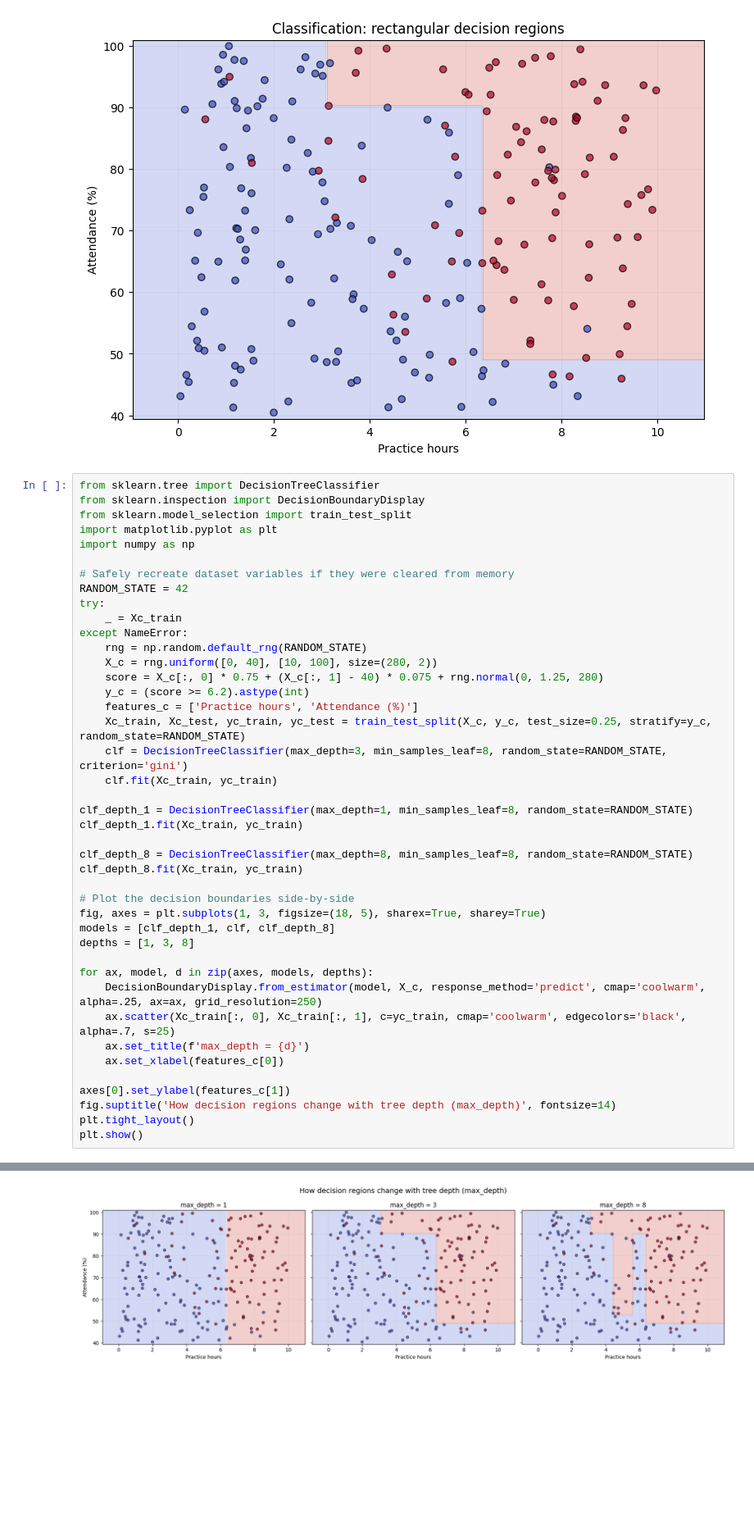
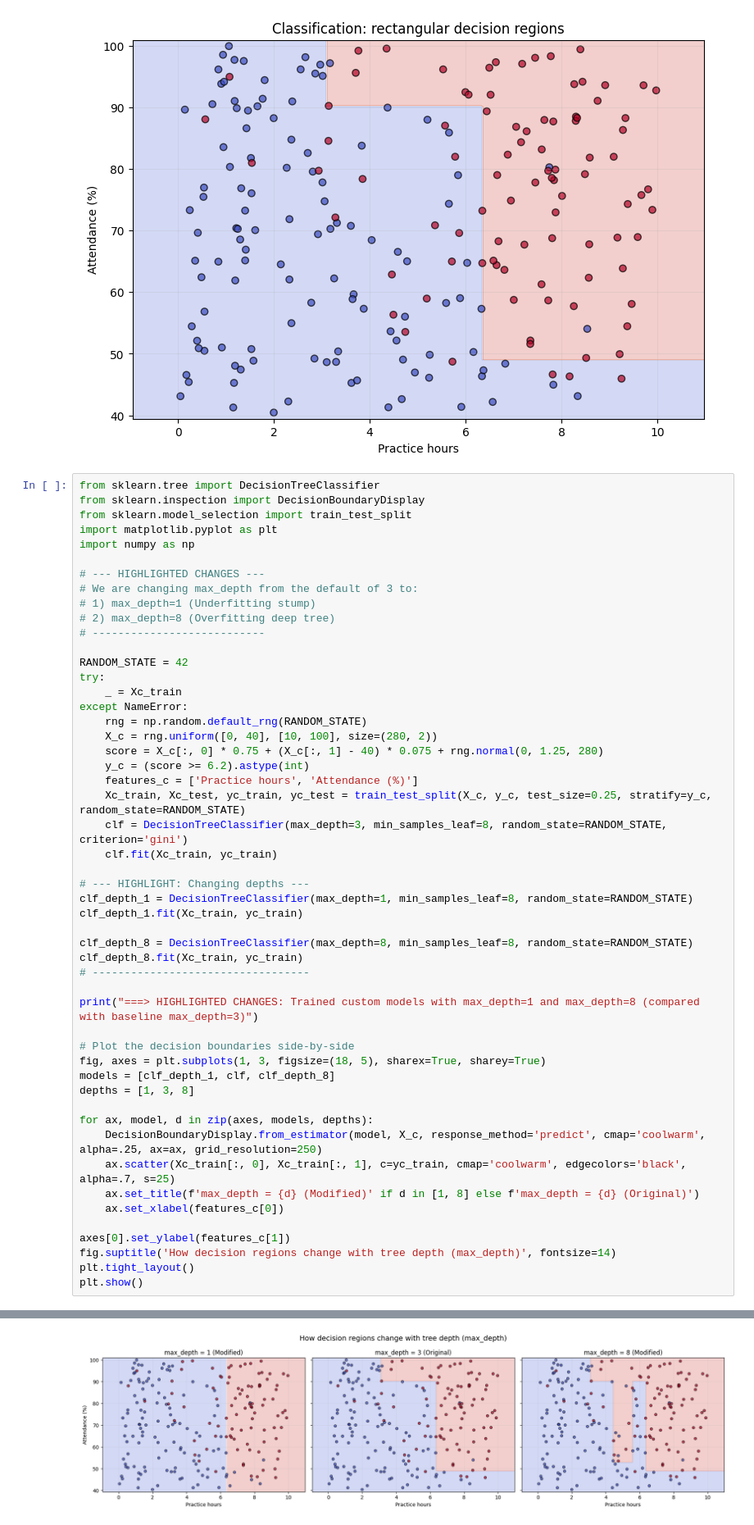
Before and after one commit to punesamor-ui/ML_PROJECTSS_COMPILATION, a Jupyter notebook: Decision_Trees_Classification_Regression.ipynb, the cells around one changed output, grey strips where cells are left out. Shown at 82% size. Drawn from its saved outputs; the diff is of its cells as text; blank space fills up the shorter version.

```diff
--- a/Decision_Trees_Classification_Regression.ipynb
+++ b/Decision_Trees_Classification_Regression.ipynb
@@ -104,7 +104,12 @@ from sklearn.model_selection import train_test_split
 import matplotlib.pyplot as plt
 import numpy as np
 
-# Safely recreate dataset variables if they were cleared from memory
+# --- HIGHLIGHTED CHANGES ---
+# We are changing max_depth from the default of 3 to:
+# 1) max_depth=1 (Underfitting stump)
+# 2) max_depth=8 (Overfitting deep tree)
+# ---------------------------
+
 RANDOM_STATE = 42
 try:
     _ = Xc_train
@@ -118,11 +123,15 @@ except NameError:
     clf = DecisionTreeClassifier(max_depth=3, min_samples_leaf=8, random_state=RANDOM_STATE, criterion='gini')
     clf.fit(Xc_train, yc_train)
 
+# --- HIGHLIGHT: Changing depths ---
 clf_depth_1 = DecisionTreeClassifier(max_depth=1, min_samples_leaf=8, random_state=RANDOM_STATE)
 clf_depth_1.fit(Xc_train, yc_train)
 
 clf_depth_8 = DecisionTreeClassifier(max_depth=8, min_samples_leaf=8, random_state=RANDOM_STATE)
 clf_depth_8.fit(Xc_train, yc_train)
+# ----------------------------------
+
+print("===> HIGHLIGHTED CHANGES: Trained custom models with max_depth=1 and max_depth=8 (compared with baseline max_depth=3)")
 
 # Plot the decision boundaries side-by-side
 fig, axes = plt.subplots(1, 3, figsize=(18, 5), sharex=True, sharey=True)
@@ -132,7 +141,7 @@ depths = [1, 3, 8]
 for ax, model, d in zip(axes, models, depths):
     DecisionBoundaryDisplay.from_estimator(model, X_c, response_method='predict', cmap='coolwarm', alpha=.25, ax=ax, grid_resolution=250)
     ax.scatter(Xc_train[:, 0], Xc_train[:, 1], c=yc_train, cmap='coolwarm', edgecolors='black', alpha=.7, s=25)
-    ax.set_title(f'max_depth = {d}')
+    ax.set_title(f'max_depth = {d} (Modified)' if d in [1, 8] else f'max_depth = {d} (Original)')
     ax.set_xlabel(features_c[0])
 
 axes[0].set_ylabel(features_c[1])
@@ -143,4 +153,4 @@ plt.show()
-[figure, old version]
+[figure, new version]
 # %% [markdown]
 ## 4. Overfitting and tree depth
 A deeper tree can memorize the training set. Compare training and test accuracy for different maximum depths.
```
Also changed, not shown: parts of 1 cell of this notebook.
